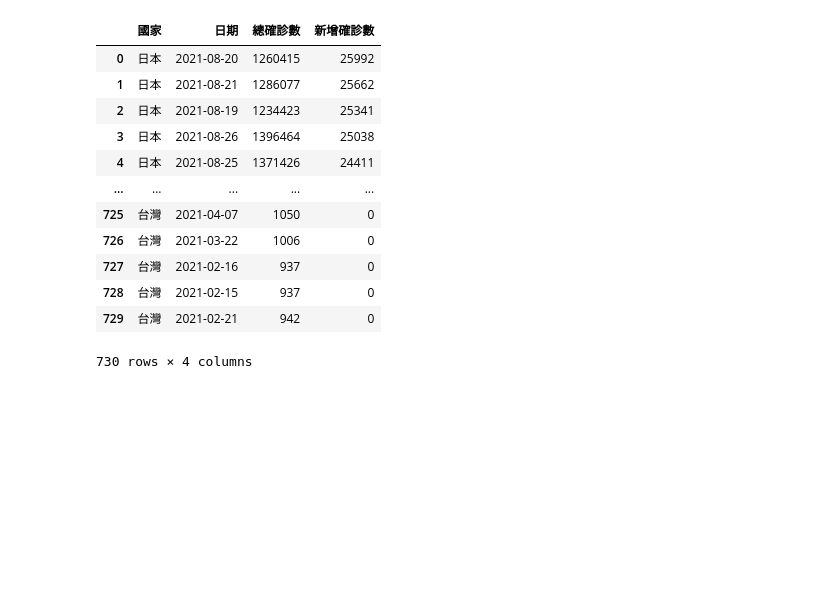
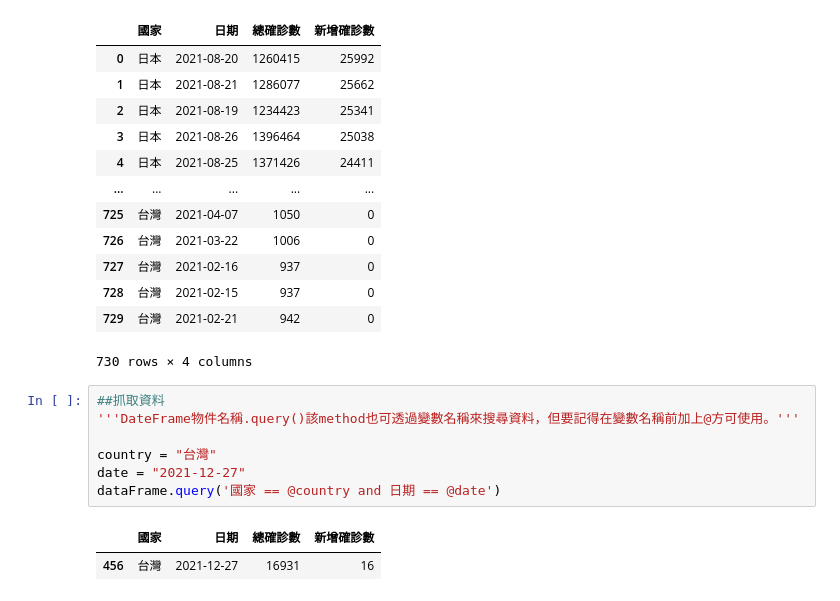
Before and after one commit to EsterWang65/PythonClass, a Jupyter notebook: 0111LESSON18/0111LESSON18.ipynb, the cells around one changed output. Saved outputs shown, nothing was run; the diff lists cells and outputs as text; blank space fills up the shorter version.

```diff
--- a/0111LESSON18/0111LESSON18.ipynb
+++ b/0111LESSON18/0111LESSON18.ipynb
@@ -345,3 +391,13 @@ dataFrame1
 | 728 | 台灣 | 2021-02-15 | 937 | 0 |
 | 729 | 台灣 | 2021-02-21 | 942 | 0 |
 730 rows × 4 columns
+# %%
+##抓取資料
+'''DateFrame物件名稱.query()該method也可透過變數名稱來搜尋資料，但要記得在變數名稱前加上@方可使用。'''
+
+country = "台灣"
+date = "2021-12-27"
+dataFrame.query('國家 == @country and 日期 == @date')
+# %% [output]
+|  | 國家 | 日期 | 總確診數 | 新增確診數 |
+| 456 | 台灣 | 2021-12-27 | 16931 | 16 |
```
Also changed, not shown: parts of 2 cells of this notebook, 2 other files.
